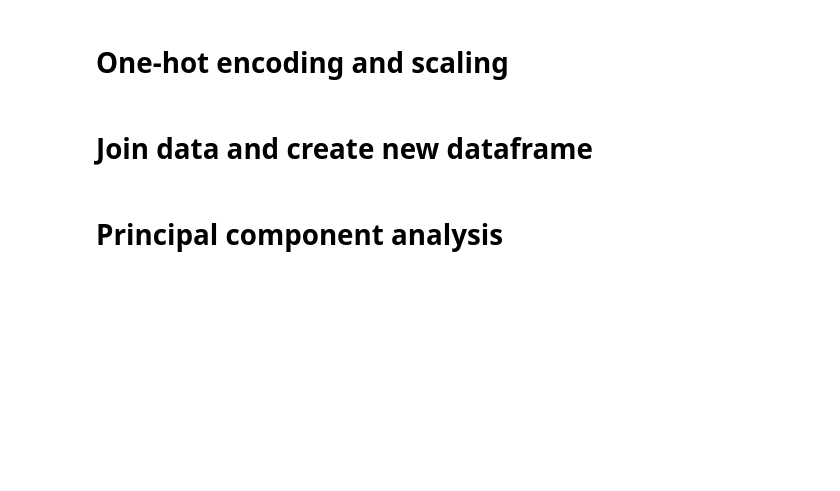
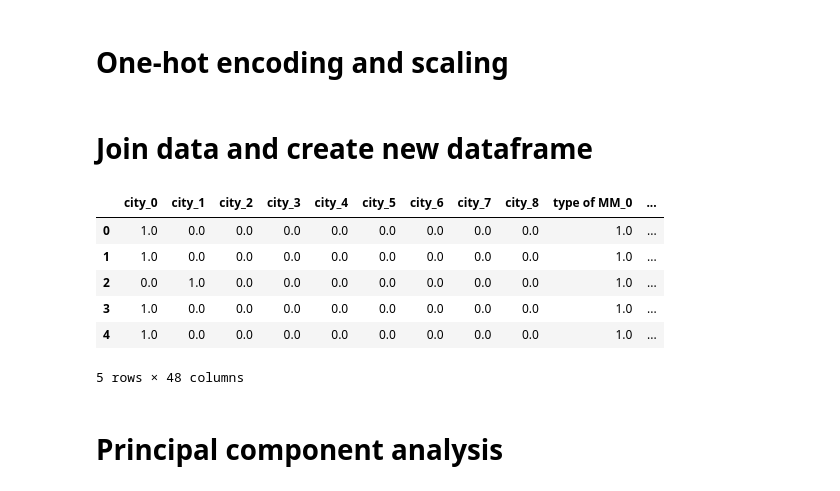
Before and after one commit to cheminfIBB/MM-diagnosis, a Jupyter notebook: Malignant mesothelioma analysis.ipynb, the cells around one changed output. Saved outputs shown, nothing was run; the diff lists cells and outputs as text; code cells hidden in the pictures; blank space fills up the shorter version.

```diff
--- a/Malignant mesothelioma analysis.ipynb
+++ b/Malignant mesothelioma analysis.ipynb
@@ -221,17 +214,26 @@ X[:, (19+12):] = scaled_cont
 # %%
-dfX = pd.DataFrame(X)
-dfX.columns = ["city_0", "city_1", "city_2", "city_3", "city_4", "city_5", "city_6", "city_7", "city_8",
-               "type of MM_0", "type of MM_1", "type of MM_2",
-               "keep side_0", "keep side_1", "keep side_2",
-               "habit of cigarette_0", "habit of cigarette_1", "habit of cigarette_2", "habit of cigarette_3",
-               "gender", "asbestos exposure", "cytology", "dyspnoea", "ache on chest",
-               "weakness", "performance status", "hemoglobin (HGB)", "dead or not", "pleural effusion",
-               "pleural thickness on tomography", "pleural level of acidity (pH)",
-               "age", "duration of asbestos exposure", "duration of symptoms", "white blood", "cell count (WBC)",
-               "platelet count (PLT)", "sedimentation", "blood lactic dehydrogenise (LDH)", "alkaline phosphatise (ALP)",
-               "total protein", "albumin", "glucose", "pleural lactic dehydrogenise", "pleural protein",
-               "pleural albumin", "pleural glucose", "C-reactive protein (CRP)"
-              ]
+temp = np.hstack((onehot_X, categorical_binary, scaled_cont))
+
+data_encoded = pd.DataFrame(temp)
+data_encoded.columns = ["city_0", "city_1", "city_2", "city_3", "city_4", "city_5", "city_6", "city_7", "city_8",
+                        "type of MM_0", "type of MM_1", "type of MM_2", "keep side_0", "keep side_1", "keep side_2",
+                        "habit of cigarette_0", "habit of cigarette_1", "habit of cigarette_2", "habit of cigarette_3",
+                        "gender", "asbestos exposure", "cytology", "dyspnoea", "ache on chest", "weakness",
+                        "performance status", "hemoglobin (HGB)", "dead or not", "pleural effusion",
+                        "pleural thickness on tomography", "pleural level of acidity (pH)", "age",
+                        "duration of asbestos exposure", "duration of symptoms", "white blood", "cell count (WBC)",
+                        "platelet count (PLT)", "sedimentation", "blood lactic dehydrogenise (LDH)",
+                        "alkaline phosphatise (ALP)", "total protein", "albumin", "glucose",
+                        "pleural lactic dehydrogenise", "pleural protein", "pleural albumin", "pleural glucose",
+                        "C-reactive protein (CRP)"]
+# %% [output]
+|  | city_0 | city_1 | city_2 | city_3 | city_4 | city_5 | city_6 | city_7 | city_8 | type of MM_0 | ... |
+| 0 | 1.0 | 0.0 | 0.0 | 0.0 | 0.0 | 0.0 | 0.0 | 0.0 | 0.0 | 1.0 | ... |
+| 1 | 1.0 | 0.0 | 0.0 | 0.0 | 0.0 | 0.0 | 0.0 | 0.0 | 0.0 | 1.0 | ... |
+| 2 | 0.0 | 1.0 | 0.0 | 0.0 | 0.0 | 0.0 | 0.0 | 0.0 | 0.0 | 1.0 | ... |
+| 3 | 1.0 | 0.0 | 0.0 | 0.0 | 0.0 | 0.0 | 0.0 | 0.0 | 0.0 | 1.0 | ... |
+| 4 | 1.0 | 0.0 | 0.0 | 0.0 | 0.0 | 0.0 | 0.0 | 0.0 | 0.0 | 1.0 | ... |
+5 rows × 48 columns
 # %% [markdown]
 # Principal component analysis
 # %%
```
Also changed, not shown: parts of 17 cells of this notebook.
